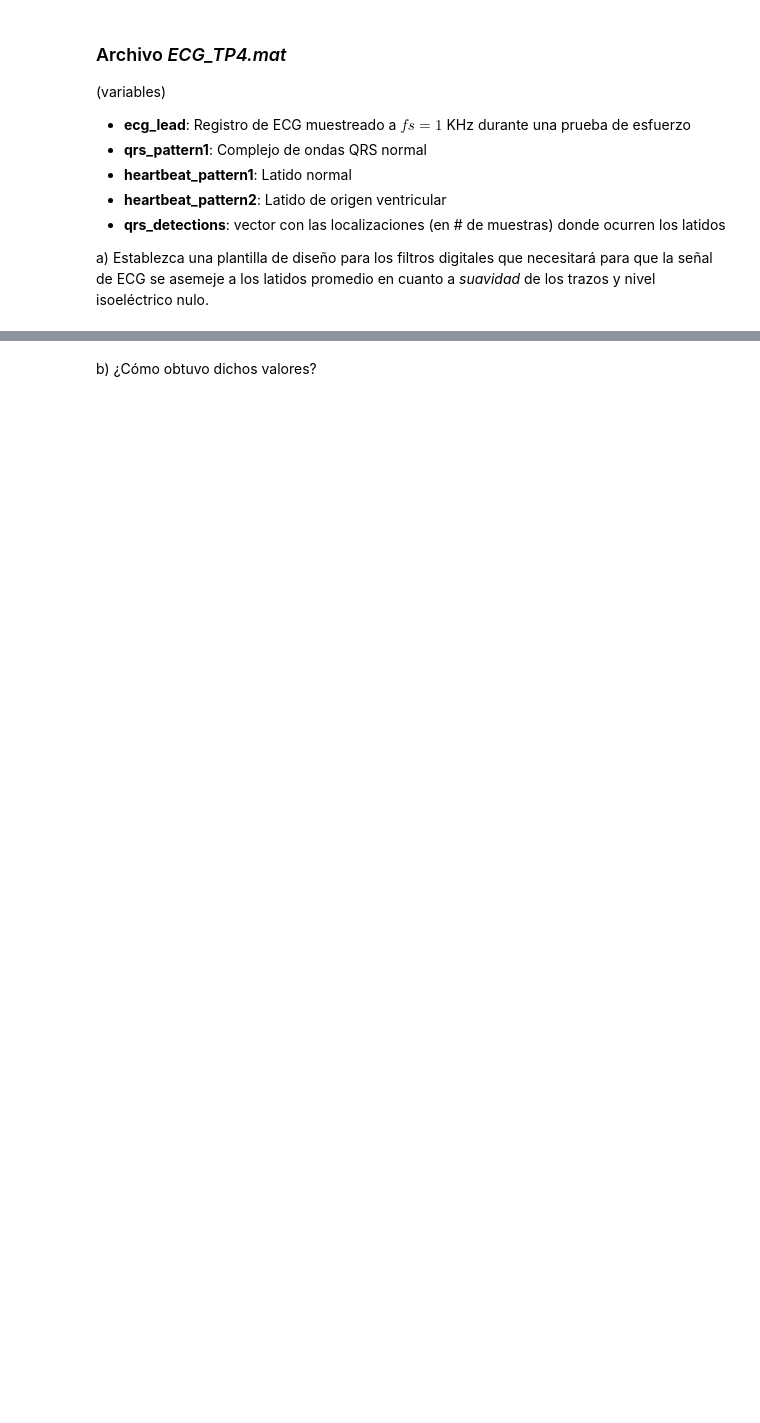
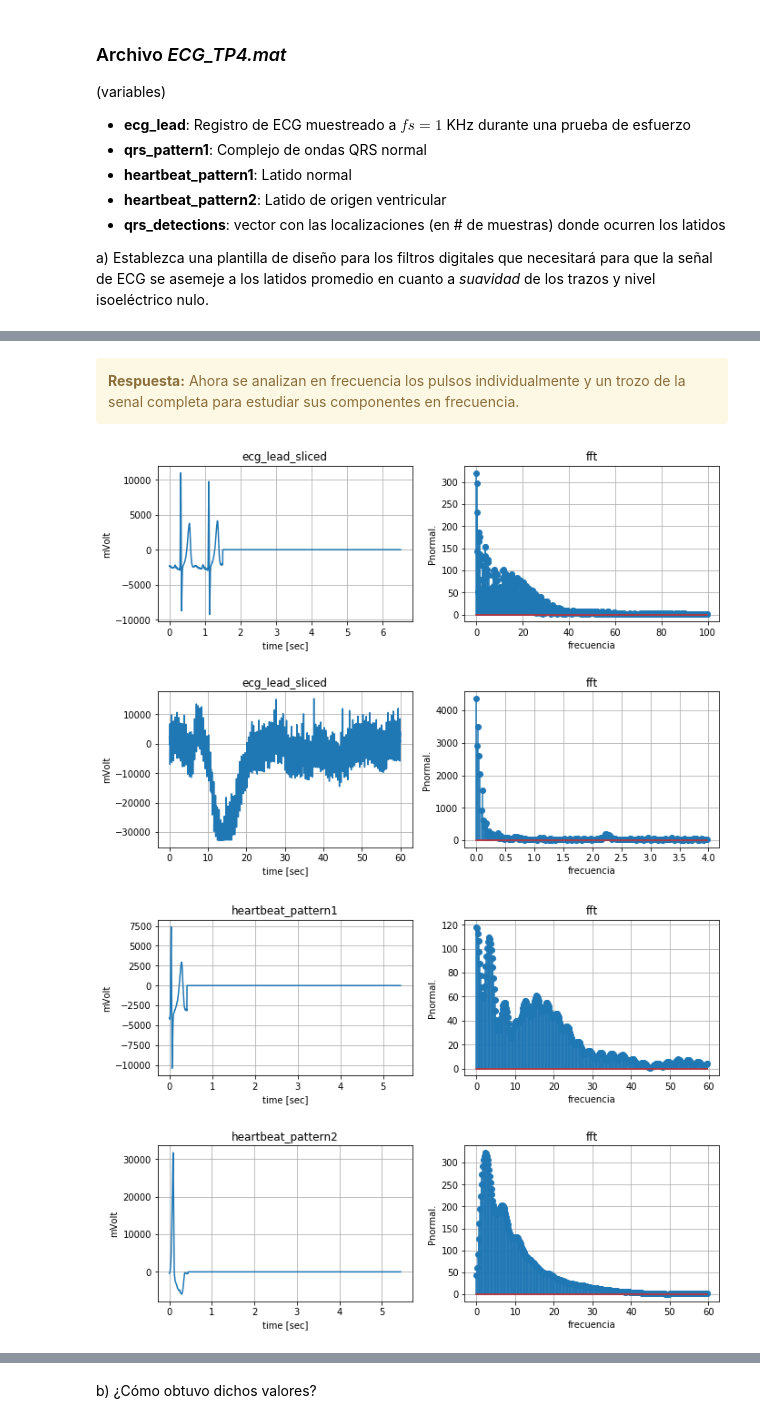
Before and after one commit to pslavkin/mse_15psf, a Jupyter notebook: tp2/TP2 - Filtrado.ipynb, the cells around one changed output, grey strips where cells are left out. Drawn from its saved outputs; the diff is of its cells as text; code cells hidden in the pictures; blank space fills up the shorter version.

```diff
--- a/tp2/TP2 - Filtrado.ipynb
+++ b/tp2/TP2 - Filtrado.ipynb
@@ -227,3 +231,66 @@ pl.plot_show()
+# %% [markdown]
+<div class="alert alert-block alert-warning">
+<b>Respuesta:</b> Ahora se analizan en frecuencia los pulsos individualmente y un trozo de la senal completa para estudiar sus componentes en frecuencia.</div>
+# %%
+import  matplotlib.pyplot as plt
+import  numpy as np
+from    plotter import *
+from    signal_generator import *
+from    scipy import signal as sig
+import  zplane as zp
+import  scipy.io
+from    filter import *
+from    dft import *
+
+pl    = plotter_class( 2,2 )
+f     = filter_class (     )
+dft_c = dft_class    (     )
+
+fs = 1000
+
+mat                = scipy.io.loadmat('file.mat')
+ecg_lead           = mat['ecg_lead']
+qrs_pattern1       = mat['qrs_pattern1']
+heartbeat_pattern1 = mat['heartbeat_pattern1']
+heartbeat_pattern2 = mat['heartbeat_pattern2']
+qrs_detections     = mat['qrs_detections']
+
+ecg_lead_sliced=ecg_lead[4000:5500]
+z              =np.zeros(5000)
+ecg_lead_sliced=np.append(ecg_lead_sliced,z)
+t              =np.linspace  ( 0,ecg_lead_sliced.size,ecg_lead_sliced.size)
+pl.plot_signal ( 1,t/1000 ,ecg_lead_sliced   ,'ecg_lead_sliced' ,'time [sec]' ,'mVolt'  ,trace='-' )
+fft    ,freq   = dft_c.abs ( fs ,ecg_lead_sliced.size  ,ecg_lead_sliced[:].flatten( ));
+pl.stem_signal ( 2 ,freq ,fft ,'fft' ,'frecuencia','Pnormal.',center=50/(fs/(fft.size*2)),zoom=50/(fs/(fft.size*2)))
+
+ecg_lead_sliced=ecg_lead[int(12.0*60*fs):int(13*60*fs)]
+
+t              =np.linspace  ( 0,ecg_lead_sliced.size,ecg_lead_sliced.size)
+pl.plot_signal ( 3,t/1000 ,ecg_lead_sliced   ,'ecg_lead_sliced' ,'time [sec]' ,'mVolt'  ,trace='-' )
+fft    ,freq   = dft_c.abs ( fs ,ecg_lead_sliced.size  ,ecg_lead_sliced[:].flatten( ));
+pl.stem_signal ( 4 ,freq ,fft ,'fft' ,'frecuencia','Pnormal.',center=2/(fs/(fft.size*2)),zoom=2/(fs/(fft.size*2)))
+
+
+pl    = plotter_class( 2,2 )
+z              =np.zeros(5000)
+heartbeat_pattern1=np.append(heartbeat_pattern1,z)
+t              =np.linspace  ( 0,heartbeat_pattern1.size,heartbeat_pattern1.size)
+pl.plot_signal ( 1,t/1000 ,heartbeat_pattern1   ,'heartbeat_pattern1' ,'time [sec]' ,'mVolt'  ,trace='-' )
+fft    ,freq   = dft_c.abs ( fs ,heartbeat_pattern1.size  ,heartbeat_pattern1[:].flatten( ));
+pl.stem_signal ( 2 ,freq ,fft ,'fft' ,'frecuencia','Pnormal.',center=30/(fs/(fft.size*2)),zoom=30/(fs/(fft.size*2)))
+
+z              =np.zeros(5000)
+heartbeat_pattern2=np.append(heartbeat_pattern2,z)
+t              =np.linspace  ( 0,heartbeat_pattern2.size,heartbeat_pattern2.size)
+pl.plot_signal ( 3,t/1000 ,heartbeat_pattern2   ,'heartbeat_pattern2' ,'time [sec]' ,'mVolt'  ,trace='-' )
+fft    ,freq   = dft_c.abs ( fs ,heartbeat_pattern2.size  ,heartbeat_pattern2[:].flatten( ));
+pl.stem_signal ( 4 ,freq ,fft ,'fft' ,'frecuencia','Pnormal.',center=30/(fs/(fft.size*2)),zoom=30/(fs/(fft.size*2)))
+
+
+pl.plot_show()
+# %% [output]
+[figure, added]
+[figure, added]
 # %%
 # Defina la plantilla del filtro
 
```
Also changed, not shown: parts of 16 cells of this notebook, 16 other files.
